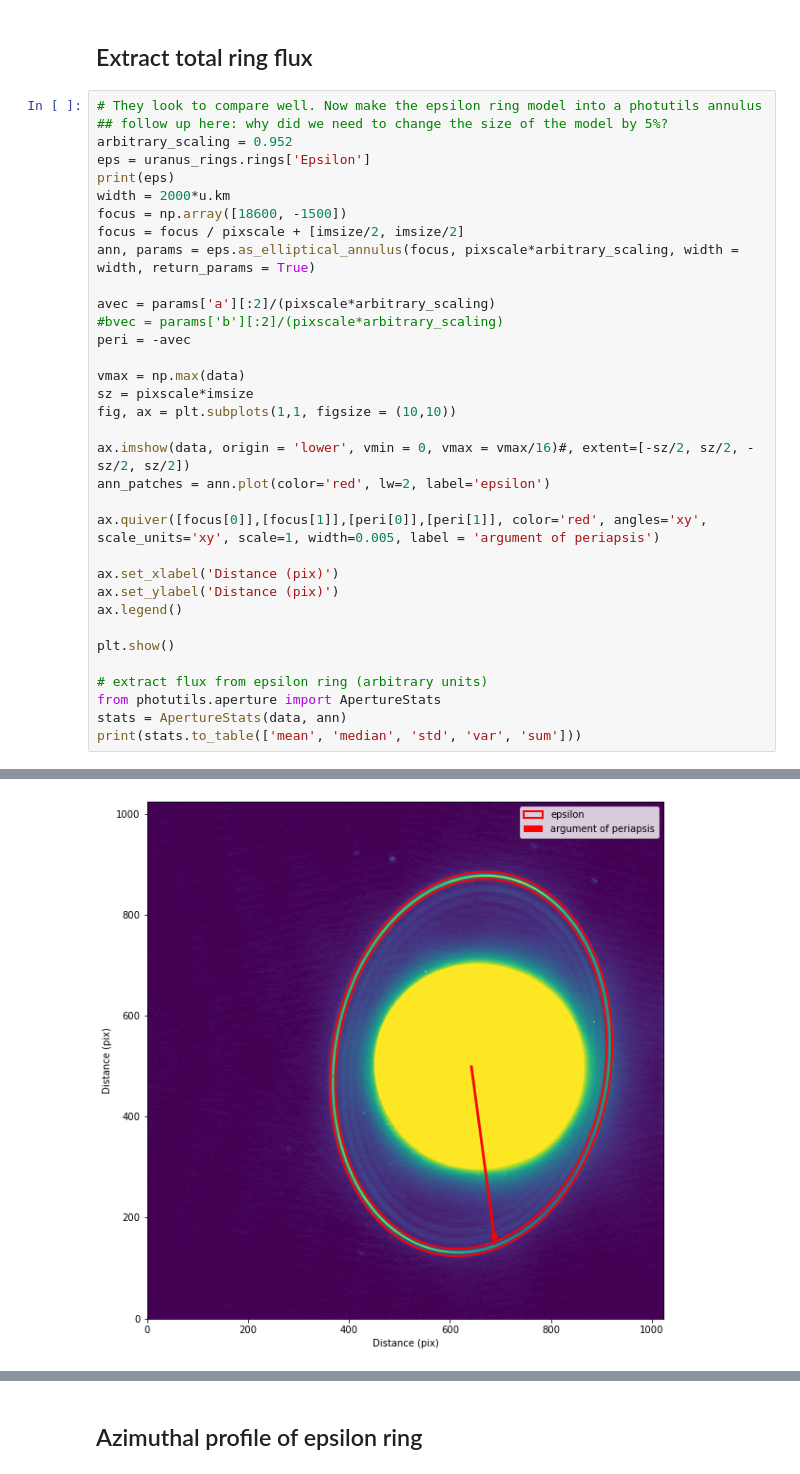
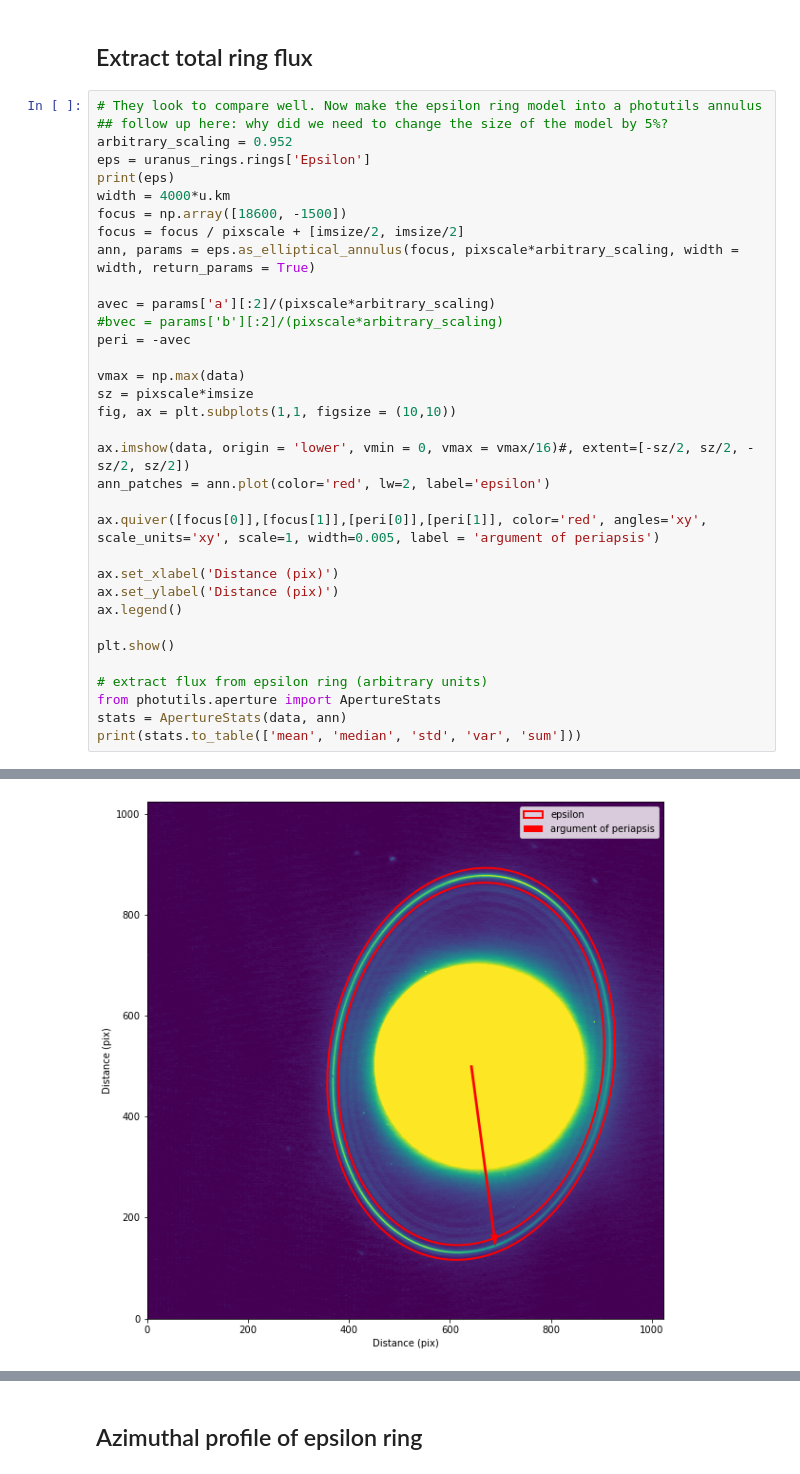
Before and after one commit to emolter/pylanetary, a Jupyter notebook: pylanetary/rings/ring-system-modeling-tutorial.ipynb, the cells around one changed output, grey strips where cells are left out. Drawn from its saved outputs; the diff is of its cells as text.

```diff
--- a/pylanetary/rings/ring-system-modeling-tutorial.ipynb
+++ b/pylanetary/rings/ring-system-modeling-tutorial.ipynb
@@ -219,34 +219,34 @@ plt.show()
 arbitrary_scaling = 0.952
 eps = uranus_rings.rings['Epsilon']
 print(eps)
-width = 2000*u.km
+width = 4000*u.km
 focus = np.array([18600, -1500])
 focus = focus / pixscale + [imsize/2, imsize/2]
 ann, params = eps.as_elliptical_annulus(focus, pixscale*arbitrary_scaling, width = width, return_params = True)
 
 avec = params['a'][:2]/(pixscale*arbitrary_scaling)
 #bvec = params['b'][:2]/(pixscale*arbitrary_scaling)
 peri = -avec
 
 vmax = np.max(data)
 sz = pixscale*imsize
 fig, ax = plt.subplots(1,1, figsize = (10,10))
 
 ax.imshow(data, origin = 'lower', vmin = 0, vmax = vmax/16)#, extent=[-sz/2, sz/2, -sz/2, sz/2])
 ann_patches = ann.plot(color='red', lw=2, label='epsilon')
 
 ax.quiver([focus[0]],[focus[1]],[peri[0]],[peri[1]], color='red', angles='xy', scale_units='xy', scale=1, width=0.005, label = 'argument of periapsis')
 
 ax.set_xlabel('Distance (pix)')
 ax.set_ylabel('Distance (pix)')
 ax.legend()
 
 plt.show()
 
 # extract flux from epsilon ring (arbitrary units)
 from photutils.aperture import ApertureStats
 stats = ApertureStats(data, ann)
 print(stats.to_table(['mean', 'median', 'std', 'var', 'sum']))
 # %% [output]
 Ring instance; a=51149.0 km, e=0.00794, i=43.7657 deg, omega=261.0523 deg, w=202.436 deg, width=58.1 km
-[figure, old version]
+[figure, new version]
```
Also changed, not shown: parts of 9 cells of this notebook, 1 other file.
